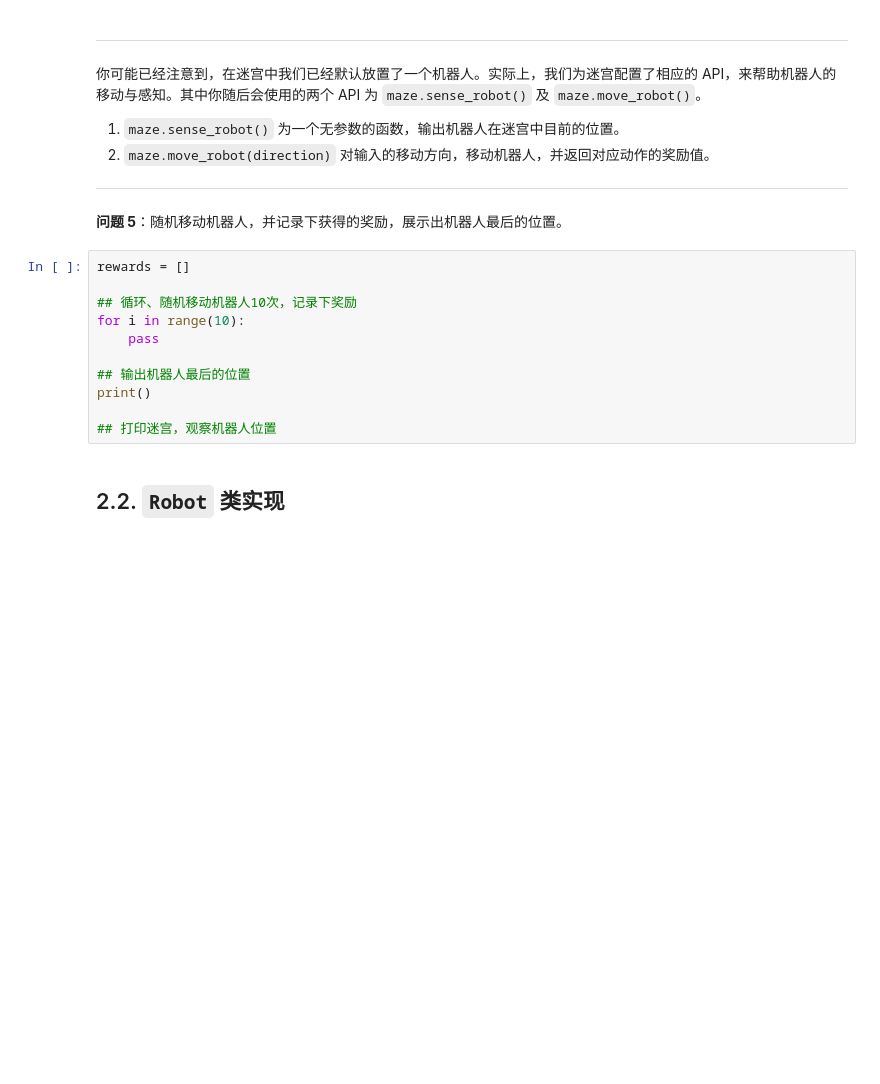
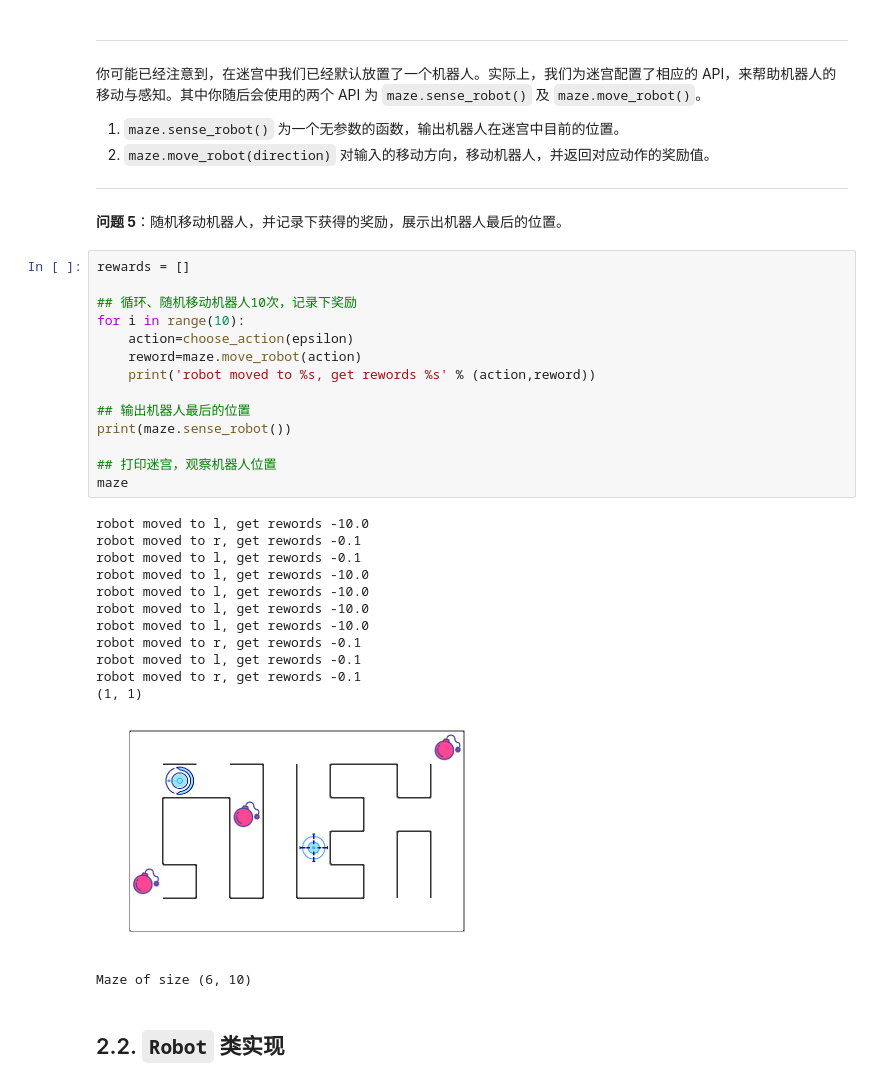
Before and after one commit to duzeng/MLND_CN_P5_Reinforcement_Learning, a Jupyter notebook: robot_maze.ipynb, the cells around one changed output. Drawn from its saved outputs; the diff is of its cells as text; blank space fills up the shorter version.

```diff
--- a/robot_maze.ipynb
+++ b/robot_maze.ipynb
@@ -185,14 +192,31 @@ from Maze import Maze
 # %%
 rewards = []
 
 ## 循环、随机移动机器人10次，记录下奖励
 for i in range(10):
-    pass
+    action=choose_action(epsilon)
+    reword=maze.move_robot(action)
+    print('robot moved to %s, get rewords %s' % (action,reword))
 
 ## 输出机器人最后的位置
-print()
+print(maze.sense_robot())
 
 ## 打印迷宫，观察机器人位置
+maze
+# %% [output]
+robot moved to l, get rewords -10.0
+robot moved to r, get rewords -0.1
+robot moved to l, get rewords -0.1
+robot moved to l, get rewords -10.0
+robot moved to l, get rewords -10.0
+robot moved to l, get rewords -10.0
+robot moved to l, get rewords -10.0
+robot moved to r, get rewords -0.1
+robot moved to l, get rewords -0.1
+robot moved to r, get rewords -0.1
+(1, 1)
+[figure, added]
+Maze of size (6, 10)
 # %% [markdown]
 ## 2.2. `Robot` 类实现
 # %% [markdown]
```
Also changed, not shown: parts of 2 cells of this notebook, 1 other file.
